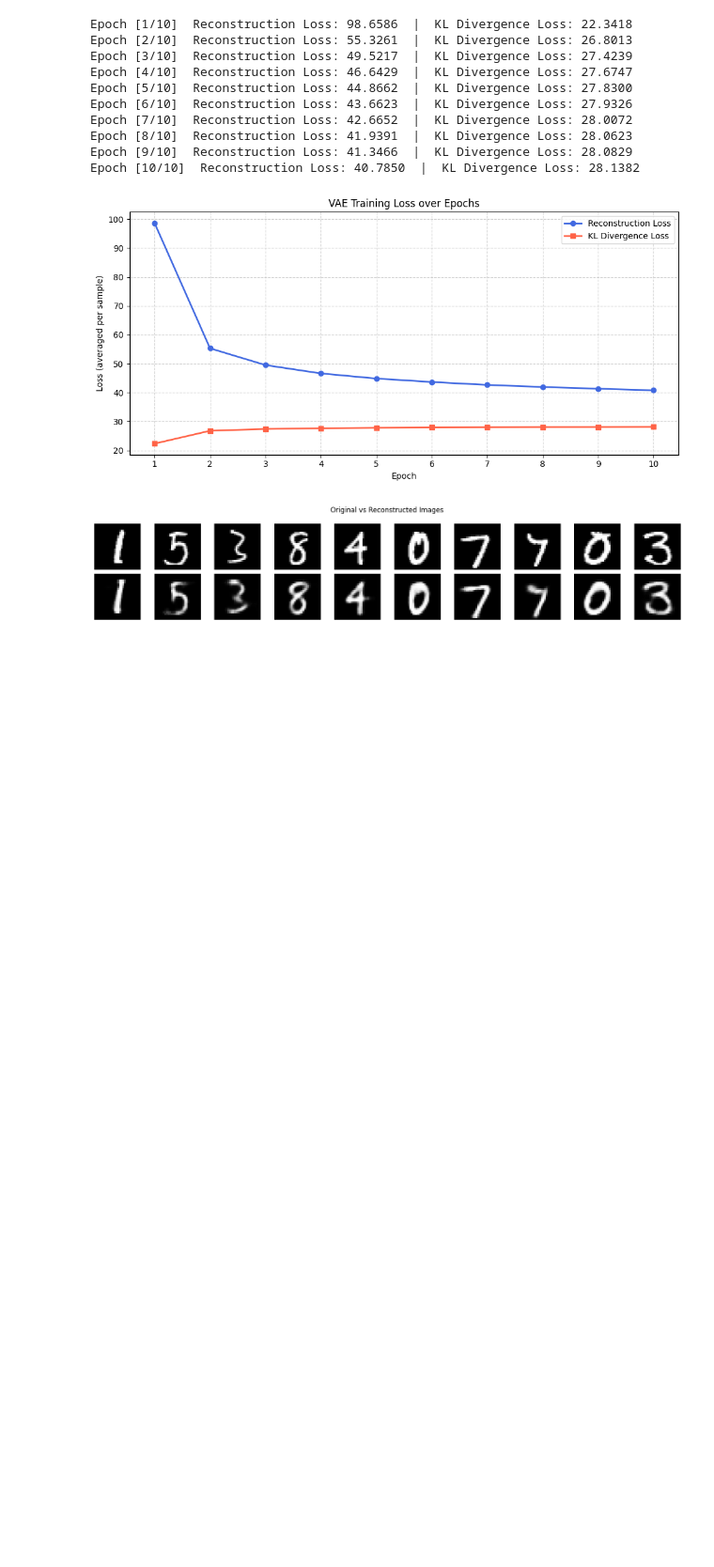
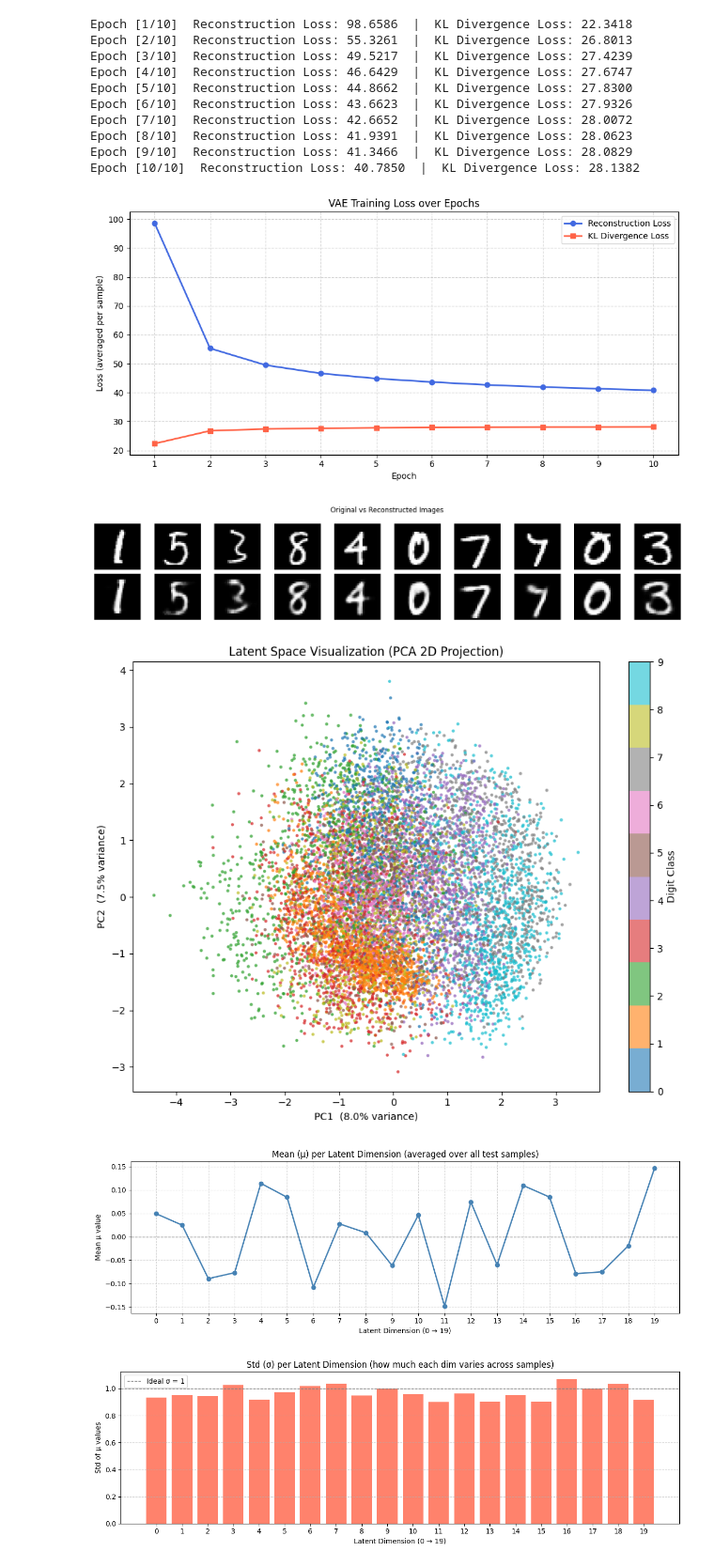
Before and after one commit to dammmmmmmmmmit/MAI417-3-DL-2548505, a Jupyter notebook: lab_07/lab7_2548505.ipynb, the cells around one changed output. Shown at 94% size. Drawn from its saved outputs; the diff is of its cells as text; code cells hidden in the pictures; blank space fills up the shorter version.

```diff
--- a/lab_07/lab7_2548505.ipynb
+++ b/lab_07/lab7_2548505.ipynb
@@ -197,3 +197,74 @@ plt.tight_layout()
 plt.show()
 # %% [output]
 [figure]
+# %%
+# Encode all test images into latent space and visualize using 2D PCA projection
+from sklearn.decomposition import PCA
+import numpy as np
+
+test_dataset = datasets.MNIST(root='./data', train=False, download=True, transform=transform)
+test_loader  = DataLoader(test_dataset, batch_size=256, shuffle=False)
+
+# Collect all latent means (mu) and their digit labels
+model.eval()
+all_mu     = []
+all_labels = []
+
+with torch.no_grad():
+    for images, labels in test_loader:
+        images = images.to(device)
+        mu, log_var = model.encoder(images.view(-1, INPUT_DIM))
+        all_mu.append(mu.cpu().numpy())
+        all_labels.append(labels.numpy())
+
+all_mu     = np.concatenate(all_mu,     axis=0)   # shape: (10000, 20)
+all_labels = np.concatenate(all_labels, axis=0)   # shape: (10000,)
+
+# ── Plot 1: 2D PCA of the latent space (colored by digit class) ──────────────
+pca    = PCA(n_components=2)
+mu_2d  = pca.fit_transform(all_mu)
+
+plt.figure(figsize=(9, 7))
+scatter = plt.scatter(mu_2d[:, 0], mu_2d[:, 1],
+                      c=all_labels, cmap='tab10', s=5, alpha=0.6)
+plt.colorbar(scatter, ticks=range(10), label='Digit Class')
+plt.title('Latent Space Visualization (PCA 2D Projection)')
+plt.xlabel(f'PC1  ({pca.explained_variance_ratio_[0]*100:.1f}% variance)')
+plt.ylabel(f'PC2  ({pca.explained_variance_ratio_[1]*100:.1f}% variance)')
+plt.tight_layout()
+plt.show()
+
+# ── Plot 2: Mean (μ) values per latent dimension ─────────────────────────────
+plt.figure(figsize=(12, 4))
+plt.plot(all_mu.mean(axis=0), marker='o', color='steelblue', linewidth=2)
+plt.axhline(0, color='gray', linestyle='--', linewidth=1)
+plt.title('Mean (μ) per Latent Dimension (averaged over all test samples)')
+plt.xlabel('Latent Dimension (0 → 19)')
+plt.ylabel('Mean μ value')
+plt.xticks(range(LATENT_DIM))
+plt.grid(True, linestyle='--', alpha=0.5)
+plt.tight_layout()
+plt.show()
+
+# ── Plot 3: Std (σ) values per latent dimension ───────────────────────────────
+plt.figure(figsize=(12, 4))
+plt.bar(range(LATENT_DIM), all_mu.std(axis=0), color='tomato', alpha=0.8)
+plt.axhline(1, color='gray', linestyle='--', linewidth=1, label='Ideal σ = 1')
+plt.title('Std (σ) per Latent Dimension (how much each dim varies across samples)')
+plt.xlabel('Latent Dimension (0 → 19)')
+plt.ylabel('Std of μ values')
+plt.xticks(range(LATENT_DIM))
+plt.legend()
+plt.grid(True, linestyle='--', alpha=0.5, axis='y')
+plt.tight_layout()
+plt.show()
+
+# ── Print summary table ───────────────────────────────────────────────────────
+print(f"\n{'Dim':<6} {'Mean μ':>10} {'Std σ':>10}")
+print("-" * 28)
+for i in range(LATENT_DIM):
+    print(f"{i:<6} {all_mu[:, i].mean():>10.4f} {all_mu[:, i].std():>10.4f}")
+# %% [output]
+[figure, added]
+[figure, added]
+[figure, added]
```
Also changed, not shown: parts of 1 cell of this notebook, 49 other files.
